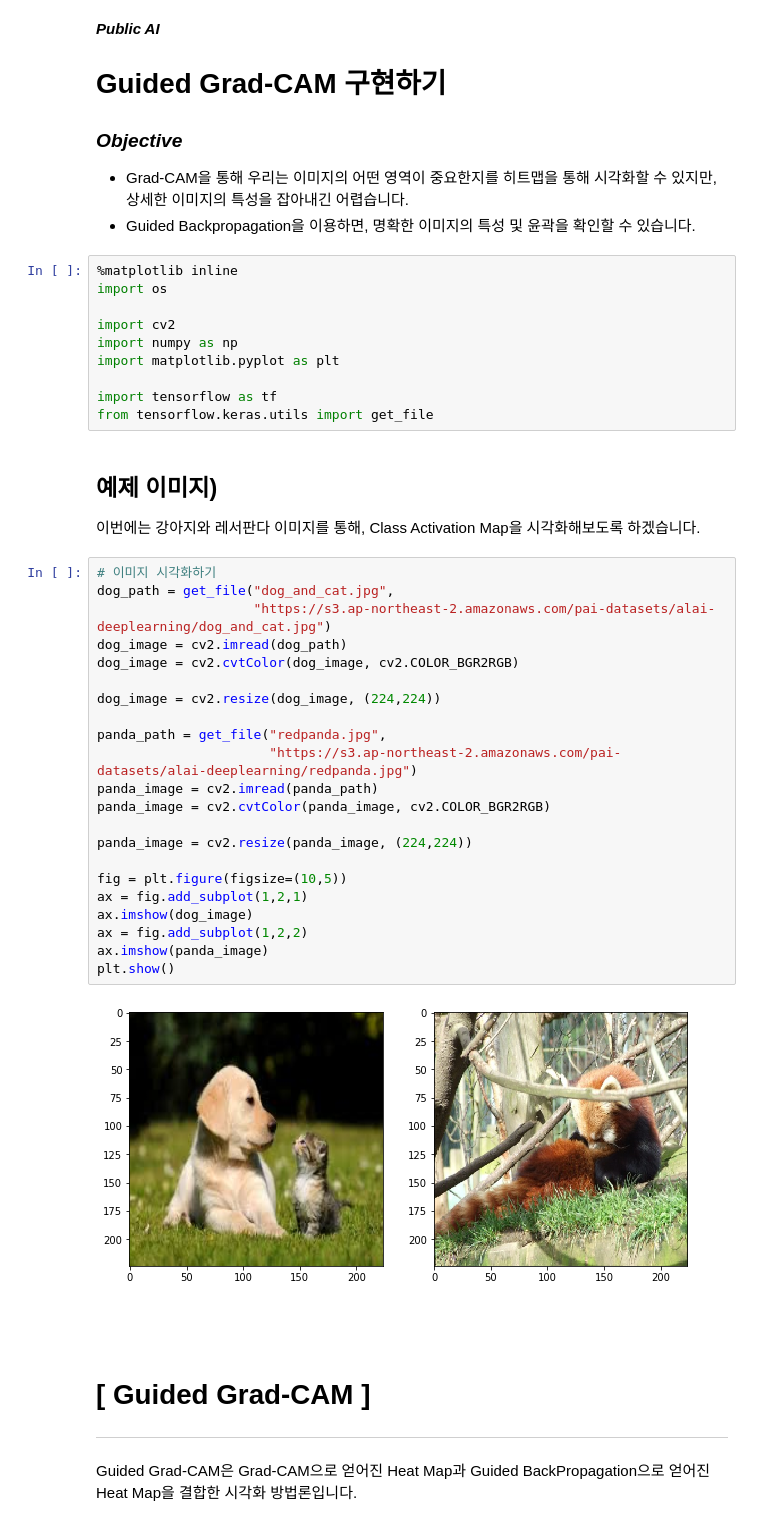
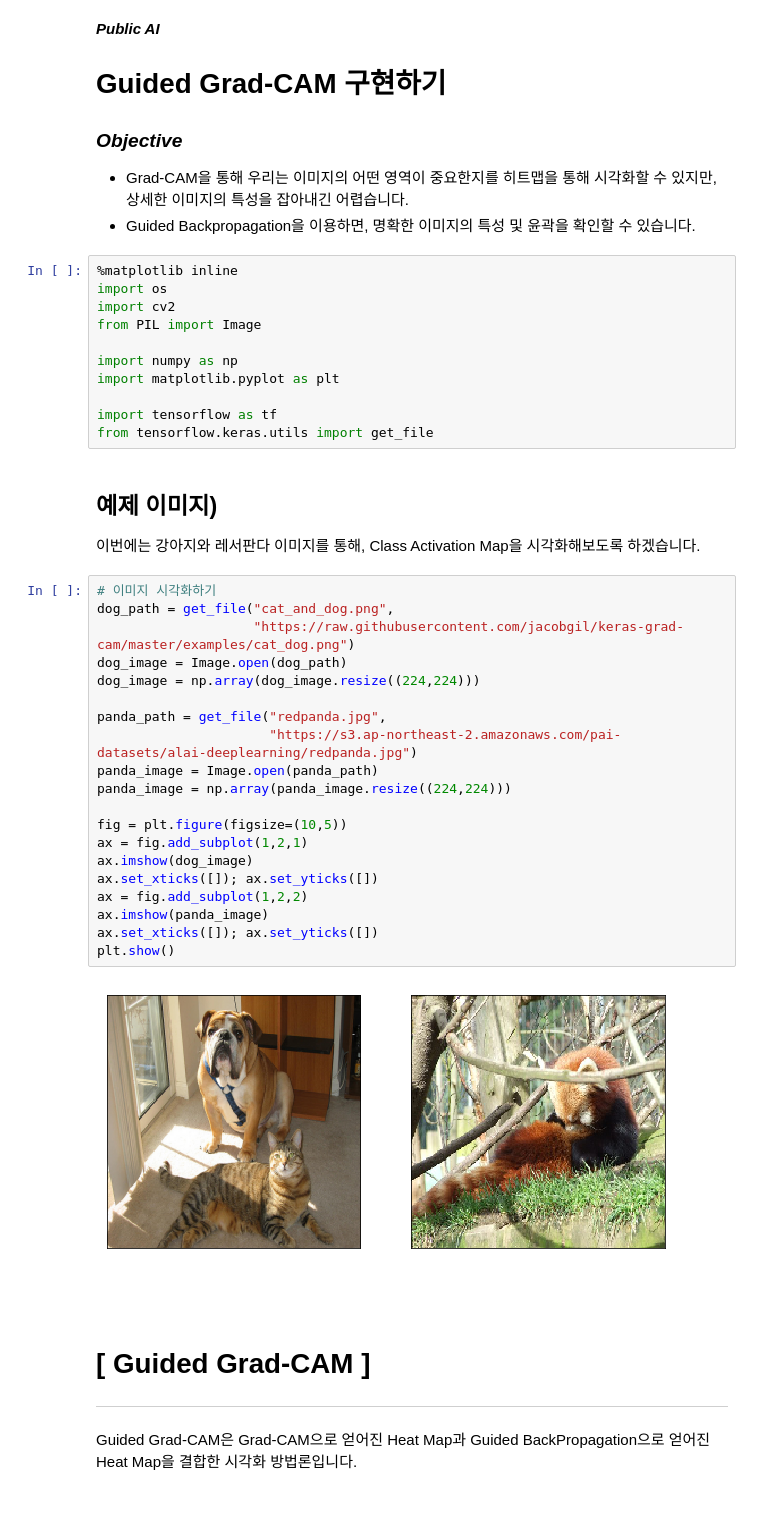
Before and after one commit to public-ai/kolon-lecture, a Jupyter notebook: lecture-codes/7_cnn_visualization/6. Guided Grad CAM 구현하기.ipynb, the cells around one changed output. Cells and saved outputs as stored; diff of their text form.

```diff
--- a/lecture-codes/7_cnn_visualization/6. Guided Grad CAM 구현하기.ipynb
+++ b/lecture-codes/7_cnn_visualization/6. Guided Grad CAM 구현하기.ipynb
@@ -11,8 +11,9 @@
 # %%
 %matplotlib inline
 import os
+import cv2
+from PIL import Image
 
-import cv2
 import numpy as np
 import matplotlib.pyplot as plt
 
@@ -24,28 +25,26 @@ from tensorflow.keras.utils import get_file
 이번에는 강아지와 레서판다 이미지를 통해, Class Activation Map을 시각화해보도록 하겠습니다.
 # %%
 # 이미지 시각화하기
-dog_path = get_file("dog_and_cat.jpg",
-                    "https://s3.ap-northeast-2.amazonaws.com/pai-datasets/alai-deeplearning/dog_and_cat.jpg")
-dog_image = cv2.imread(dog_path)
-dog_image = cv2.cvtColor(dog_image, cv2.COLOR_BGR2RGB)
-
-dog_image = cv2.resize(dog_image, (224,224))
+dog_path = get_file("cat_and_dog.png",
+                    "https://raw.githubusercontent.com/jacobgil/keras-grad-cam/master/examples/cat_dog.png")
+dog_image = Image.open(dog_path)
+dog_image = np.array(dog_image.resize((224,224)))
 
 panda_path = get_file("redpanda.jpg",
                       "https://s3.ap-northeast-2.amazonaws.com/pai-datasets/alai-deeplearning/redpanda.jpg")
-panda_image = cv2.imread(panda_path)
-panda_image = cv2.cvtColor(panda_image, cv2.COLOR_BGR2RGB)
-
-panda_image = cv2.resize(panda_image, (224,224))
+panda_image = Image.open(panda_path)
+panda_image = np.array(panda_image.resize((224,224)))
 
 fig = plt.figure(figsize=(10,5))
 ax = fig.add_subplot(1,2,1)
 ax.imshow(dog_image)
+ax.set_xticks([]); ax.set_yticks([])
 ax = fig.add_subplot(1,2,2)
 ax.imshow(panda_image)
+ax.set_xticks([]); ax.set_yticks([])
 plt.show()
 # %% [output]
-[figure, old version]
+[figure, new version]
 # %% [markdown]
 <br><br>
 
```
Also changed, not shown: parts of 14 cells of this notebook, 1 other file.
